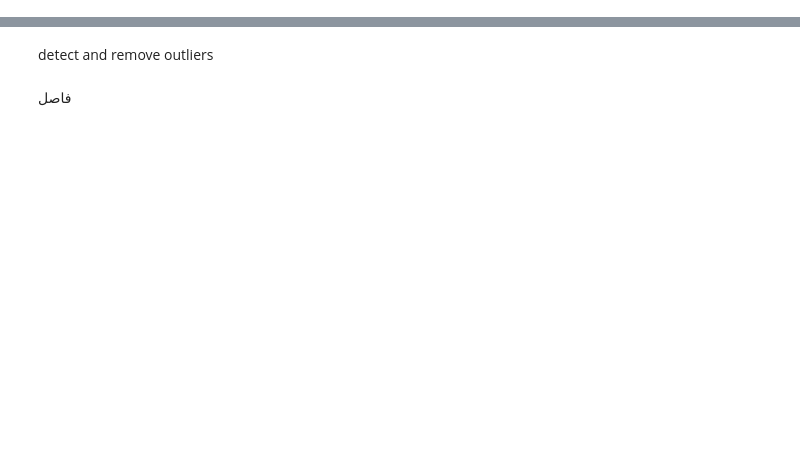
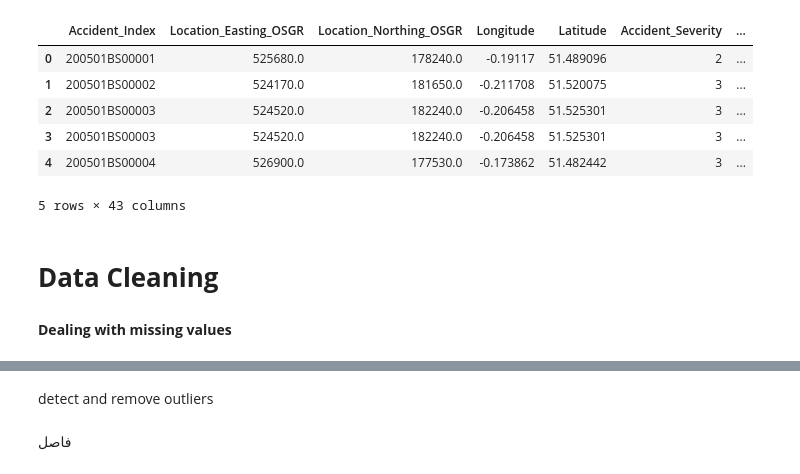
Before and after one commit to MennaAhmad/SafeRoad, a Jupyter notebook: datascienceproject-9bf85d-016508.ipynb, the cells around one changed output, grey strips where cells are left out. Cells and saved outputs as stored; diff of their text form; code cells hidden in the pictures; blank space fills up the shorter version.

```diff
--- a/datascienceproject-9bf85d-016508.ipynb
+++ b/datascienceproject-9bf85d-016508.ipynb
@@ -174,0 +426,4 @@ df.head()
+# %%
+df_cat_copy.replace(-1, 'NaN', inplace=True)
+df_cat_copy.replace(-1, 'NaN', inplace=True)
+df_cat_copy.replace(-1, 'NaN', inplace=True)
@@ -175,2 +493,24 @@ df.head()
+# %%
+col_drop =['Journey_Purpose_of_Driver','Skidding_and_Overturning','Vehicle_Manoeuvre','Road_Surface_Conditions','Weather_Conditions','Light_Conditions','Casualty_Severity']
+df_cat_copy = df_cat_copy.drop(columns=col_drop)
+# %%
+# col_drop =['Vehicle_Type']
+# df_cat_copy = df_cat_copy.drop(columns=col_drop)
+#df_cat_copy.rename(columns={'Location': 'Police_force'}, inplace=True)
+df_cat_copy.rename(columns={'label_x': 'Light_conditions'}, inplace=True)
+df_cat_copy.rename(columns={'label_y': 'Weather_conditions'}, inplace=True)
+df_cat_copy.head()
+# %% [output]
+|  | Accident_Index | Location_Easting_OSGR | Location_Northing_OSGR | Longitude | Latitude | Accident_Severity | ... |
+| 0 | 200501BS00001 | 525680.0 | 178240.0 | -0.19117 | 51.489096 | 2 | ... |
+| 1 | 200501BS00002 | 524170.0 | 181650.0 | -0.211708 | 51.520075 | 3 | ... |
+| 2 | 200501BS00003 | 524520.0 | 182240.0 | -0.206458 | 51.525301 | 3 | ... |
+| 3 | 200501BS00003 | 524520.0 | 182240.0 | -0.206458 | 51.525301 | 3 | ... |
+| 4 | 200501BS00004 | 526900.0 | 177530.0 | -0.173862 | 51.482442 | 3 | ... |
+5 rows × 43 columns
+# %% [markdown]
+# **Data Cleaning**
+# %% [markdown]
+**Dealing with missing values**
 # %%
 # Check for missing values in the entire DataFrame
```
Also changed, not shown: parts of 59 cells of this notebook.
